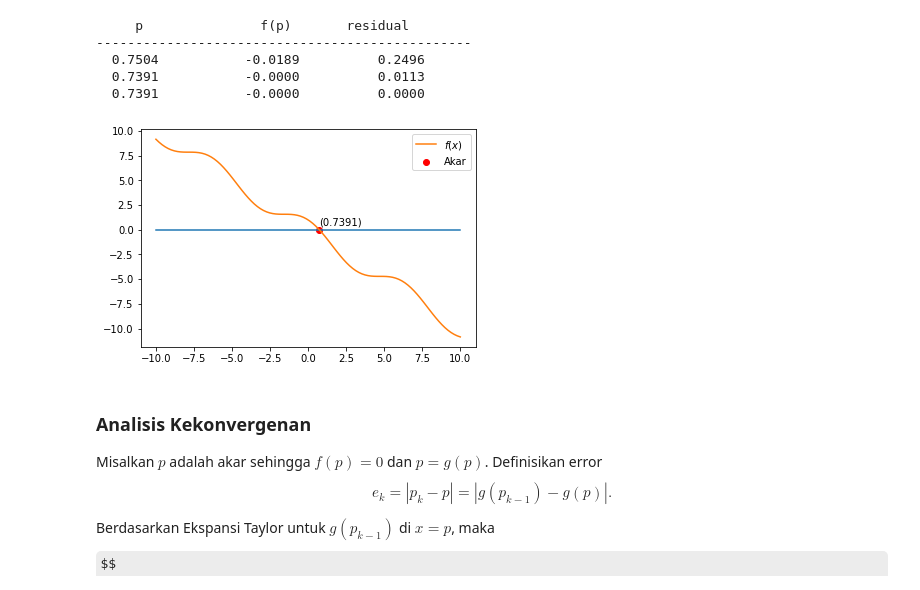
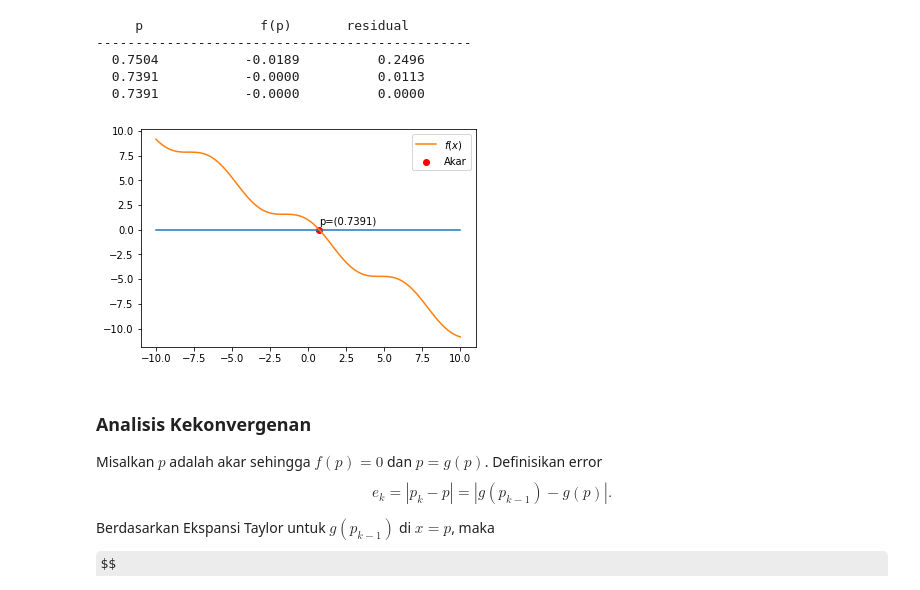
Before and after one commit to liebenlito/Metode-Numerik, a Jupyter notebook: Mencari Akar Persamaan.ipynb, the cells around one changed output. Saved outputs shown, nothing was run; the diff lists cells and outputs as text; code cells hidden in the pictures; some formulas as TeX source.

```diff
--- a/Mencari Akar Persamaan.ipynb
+++ b/Mencari Akar Persamaan.ipynb
@@ -509,13 +509,13 @@ p = newton(f, f_aksen, p0)
 # %%
 X = np.linspace(-10,10, 100)
 g = np.zeros(X.size)
 plt.plot(X,g);
 plt.plot(X, f(X), label='$f(x)$');
-plt.annotate('({:4.4f})'.format(p),(p,0.5))
+plt.annotate('p=({:4.4f})'.format(p),(p,0.5))
 plt.scatter(p, 0, color='red', label='Akar');
 plt.legend();
 # %% [output]
-[figure, old version]
+[figure, new version]
 # %% [markdown]
 ### Analisis Kekonvergenan
 
```
